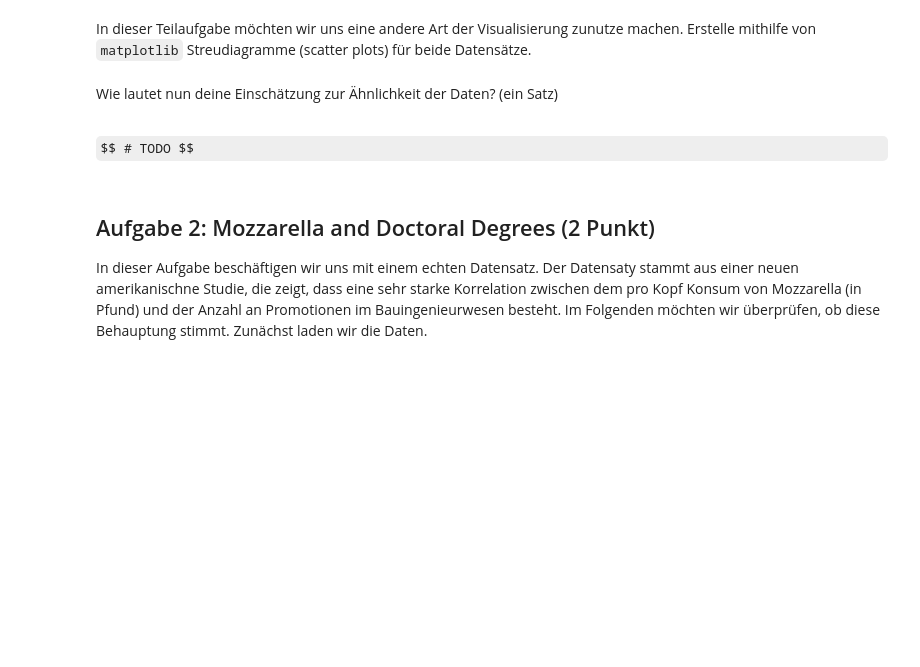
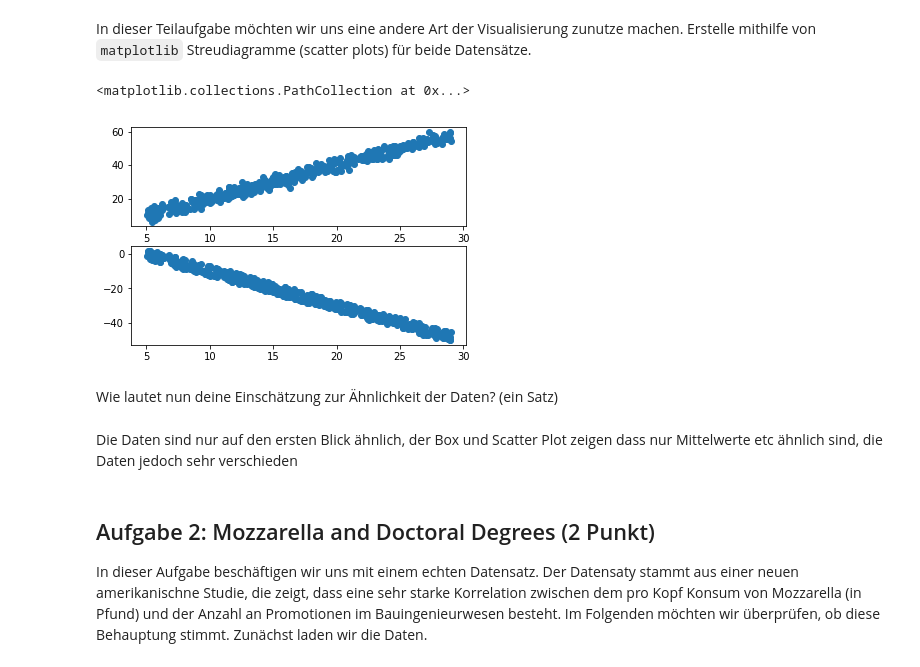
Before and after one commit to jessenlars/InfoSys, a Jupyter notebook: notebook03/notebook03.ipynb, the cells around one changed output. Cells and saved outputs as stored; diff of their text form; code cells hidden in the pictures; some formulas as TeX source; blank space fills up the shorter version.

```diff
--- a/notebook03/notebook03.ipynb
+++ b/notebook03/notebook03.ipynb
@@ -62,7 +126,15 @@ TODO: implement
+# %%
+plt.subplot(2,1,1)
+plt.scatter(x = df1.x, y = df1.y)
+plt.subplot(2,1,2)
+plt.scatter(x = df2.x, y = df2.y)
+# %% [output]
+<matplotlib.collections.PathCollection at 0x...>
+[figure, added]
 # %% [markdown]
 Wie lautet nun deine Einschätzung zur Ähnlichkeit der Daten? (ein Satz)
-# %% [markdown]
-$$ # TODO $$
+# %% [markdown]
+Die Daten sind nur auf den ersten Blick ähnlich, der Box und Scatter Plot zeigen dass nur Mittelwerte etc ähnlich sind, die Daten jedoch sehr verschieden
 # %%
 # 0.25 Punkte
 # %% [markdown]
```
Also changed, not shown: parts of 32 cells of this notebook.
